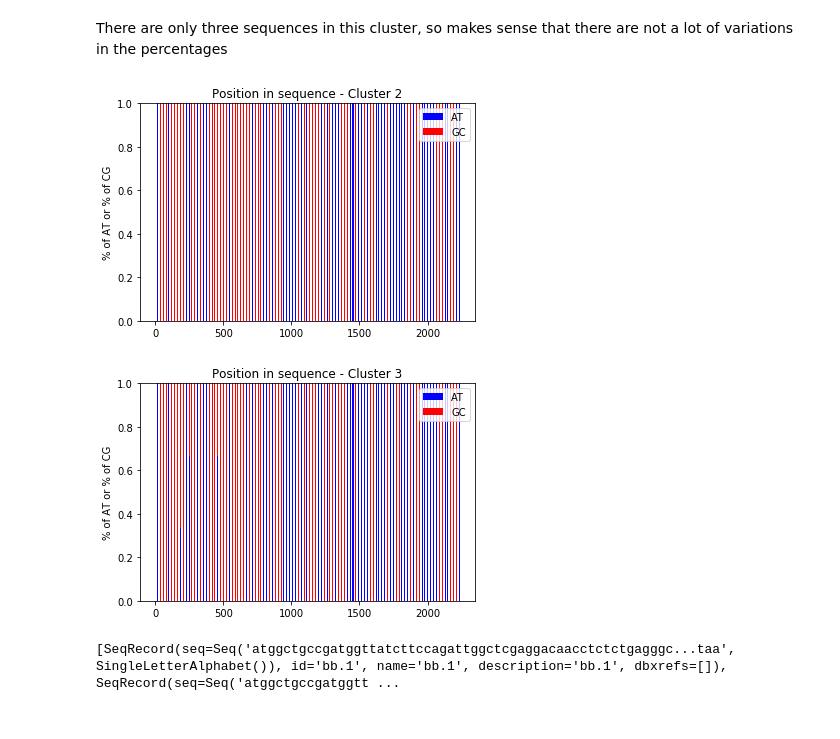
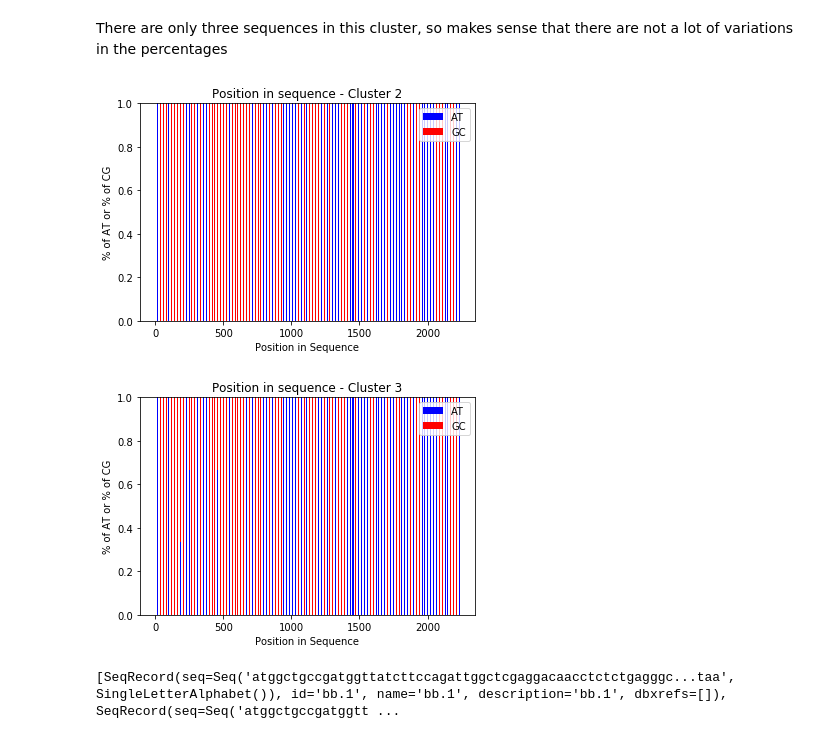
Before and after one commit to kaiyueyang/Bioe131-Lab2, a Jupyter notebook: lab2/lab02.ipynb, the cells around one changed output. Drawn from its saved outputs; the diff is of its cells as text; code cells hidden in the pictures.

```diff
--- a/lab02.ipynb
+++ b/lab2/lab02.ipynb
@@ -83,10 +87,8 @@ for seq_rec in SeqIO.parse('seqs1.aligned.fa','fasta'):
 # %%
-
-
 len(my_recs[34].seq)
 
 from Bio import AlignIO
-align = AlignIO.read('seqs1.aligned.fa','fasta')
+align = AlignIO.read('seqs.aligned.fa','fasta')
 #print(align)
 #print(align[:,3])
 
@@ -150,7 +152,7 @@ ATGGCTGCCGATGGTTATCTTCCAGATTGGCTCGAGGACAACCT...TAA rh.52
 ATGGCTGCCGATGGTTATCTTCCAGATTGGCTCGAGGACAACCT...TAA rh.13
 # %%
 from Bio import AlignIO
-align = AlignIO.read('seqs1.aligned.fa','fasta')
+align = AlignIO.read('seqs.aligned.fa','fasta')
 
 cluster2 = align[15:18]
 cluster2_at = []
@@ -220,7 +219,7 @@ import numpy as np
 import matplotlib.pyplot as plt
 # %%
 from Bio import AlignIO
-align = AlignIO.read('seqs1.aligned.fa','fasta')
+align = AlignIO.read('seqs.aligned.fa','fasta')
 #print(align)
 #print(align[:,3])
 
@@ -244,7 +243,7 @@ print (cluster1_cg)
 [0.0, 0.0, 1.0, 1.0, 1.0, 0.0, 1.0, 1.0, 1.0, 1.0, 0.0, 0.0, 1.0, 1.0, 0.0, 0.0, 0.0, 0.0, 1.0, 0.0, 0.0, 1.0, 1.0, 0.0, 1.0, 0.0, 0.0, 0.0, 1.0, 1.0, 1.0, 0.0, 1.0, 1.0, 0.0, 1.0, 1.0, 0.0, 1.0, 0.0, ...
 # %%
 from Bio import AlignIO
-align = AlignIO.read('seqs1.aligned.fa','fasta')
+align = AlignIO.read('seqs.aligned.fa','fasta')
 #print(align)
 #print(align[:,3])
 
@@ -333,34 +332,35 @@ fig = plt.figure()
 ax = fig.add_subplot(111)
 
 ## the data
 N = 2237
 at2 = cluster2_at
 cg2 = cluster2_cg
 
 
 ## necessary variables
 ind = np.arange(N)                # the x locations for the groups
 width = 0.35                      # the width of the bars
 
 ## the bars
 rects1 = ax.bar(ind, at2, width, color= 'blue')
 
 rects2 = ax.bar(ind, cg2, width, color= 'red', bottom=at2)
 
 
 
 
 # axes and labels
 
 ax.set_ylim(0,1)
 ax.set_ylabel('% of AT or % of CG')
+plt.xlabel('Position in Sequence')
 ax.set_title('Position in sequence - Cluster 2')
 plt.legend((rects1[0],rects2[0]),('AT','GC'))
 
 
 plt.show()
 # %% [output]
-[figure, old version]
+[figure, new version]
 # %%
 cluster3 = align[4:7]
 cluster3_at = []
@@ -410,6 +410,7 @@ rects2 = ax.bar(ind, cg3, width, color= 'red', bottom=at3)
 
 ax.set_ylim(0,1)
 ax.set_ylabel('% of AT or % of CG')
+plt.xlabel('Position in Sequence')
 ax.set_title('Position in sequence - Cluster 3')
 
 plt.legend((rects1[0],rects2[0]),('AT','GC'))
@@ -417,4 +418,4 @@ plt.legend((rects1[0],rects2[0]),('AT','GC'))
 
 plt.show()
 # %% [output]
-[figure, old version]
+[figure, new version]
```
Also changed, not shown: parts of 23 cells of this notebook.
